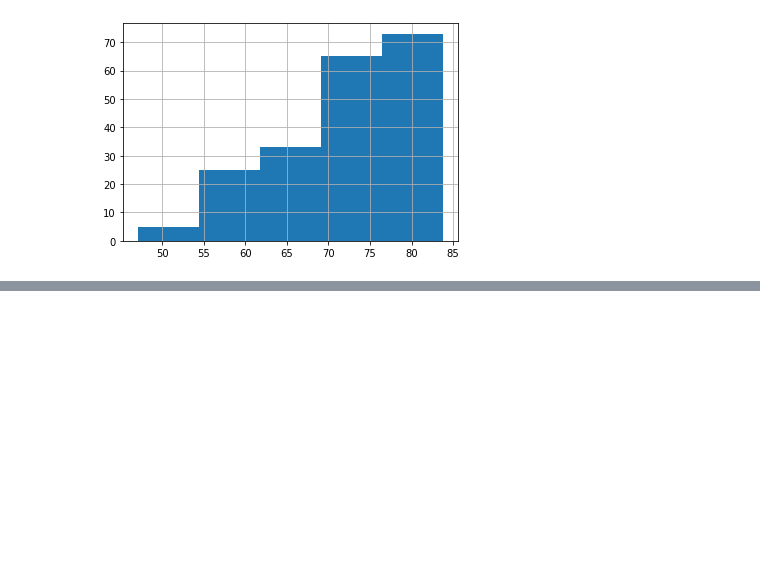
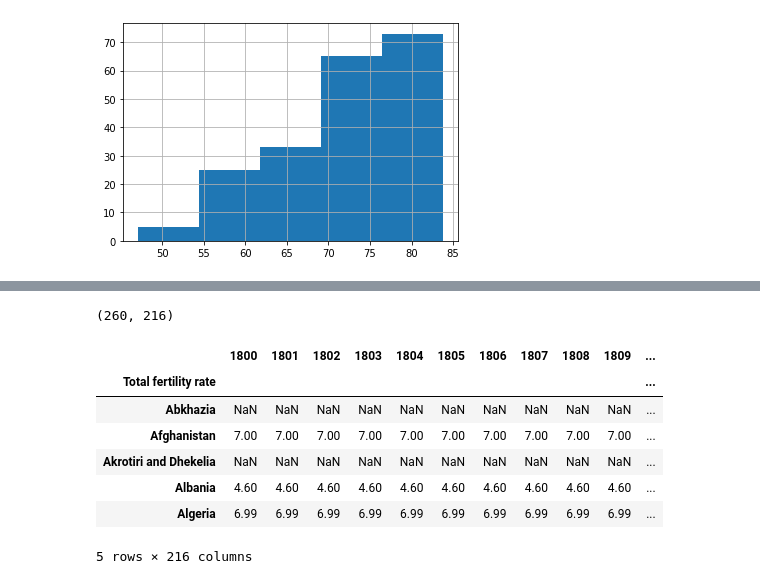
Before and after one commit to zabokaa/portfolio_data_science, a Jupyter notebook: week1/proy_1.ipynb, the cells around one changed output, grey strips where cells are left out. Drawn from its saved outputs; the diff is of its cells as text; code cells hidden in the pictures; blank space fills up the shorter version.

```diff
--- a/week1/proy_1.ipynb
+++ b/week1/proy_1.ipynb
@@ -77,0 +80,5 @@ Text(0, 0.5, 'frequency')
+# %%
+df_2 = pd.read_csv('week_1/data/gapminder_total_fertility.csv', index_col=0)
+df_2.shape
+# %% [output]
+(260, 216)
@@ -77,0 +87,11 @@ Text(0, 0.5, 'frequency')
+# %%
+df_2.head()
+# %% [output]
+|  | 1800 | 1801 | 1802 | 1803 | 1804 | 1805 | 1806 | 1807 | 1808 | 1809 | ... |
+| Total fertility rate |  |  |  |  |  |  |  |  |  |  | ... |
+| Abkhazia | NaN | NaN | NaN | NaN | NaN | NaN | NaN | NaN | NaN | NaN | ... |
+| Afghanistan | 7.00 | 7.00 | 7.00 | 7.00 | 7.00 | 7.00 | 7.00 | 7.00 | 7.00 | 7.00 | ... |
+| Akrotiri and Dhekelia | NaN | NaN | NaN | NaN | NaN | NaN | NaN | NaN | NaN | NaN | ... |
+| Albania | 4.60 | 4.60 | 4.60 | 4.60 | 4.60 | 4.60 | 4.60 | 4.60 | 4.60 | 4.60 | ... |
+| Algeria | 6.99 | 6.99 | 6.99 | 6.99 | 6.99 | 6.99 | 6.99 | 6.99 | 6.99 | 6.99 | ... |
+5 rows × 216 columns
```
Also changed, not shown: parts of 9 cells of this notebook.
